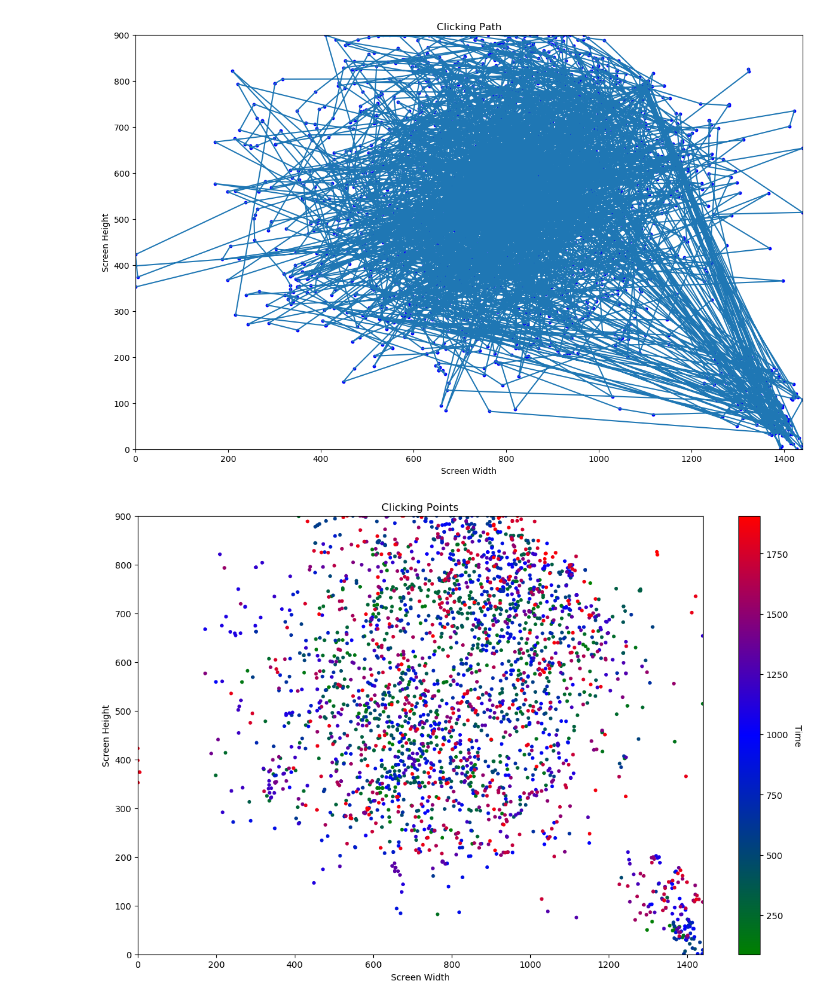
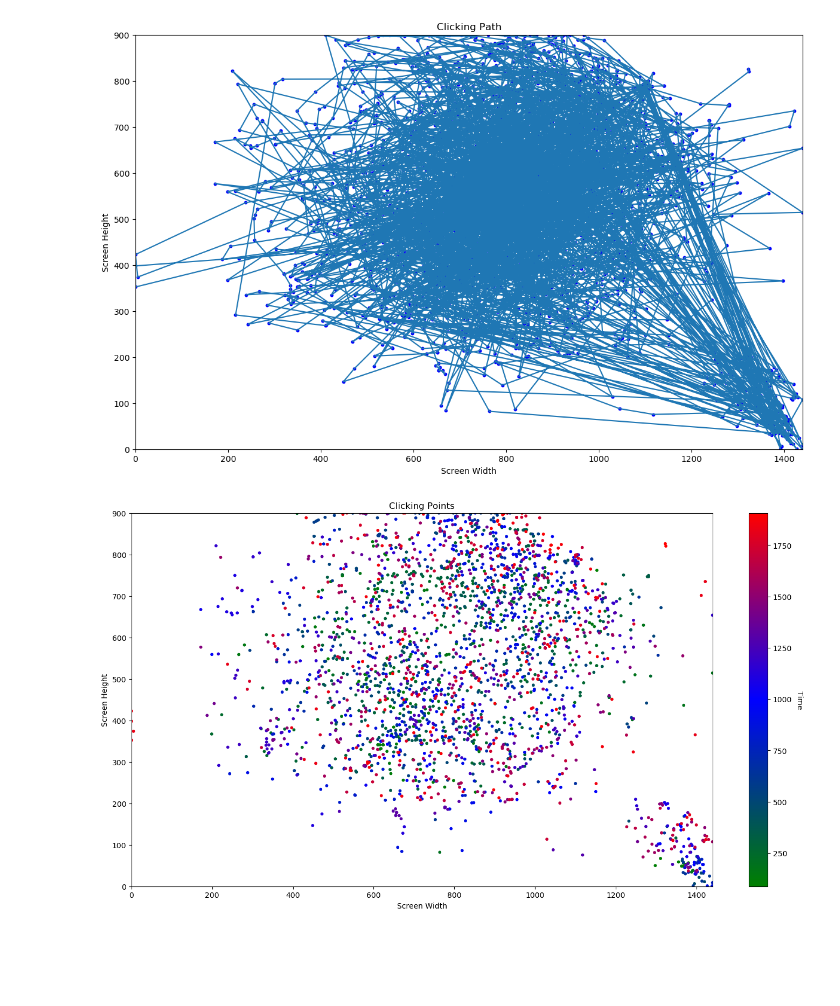
Before and after one commit to aliemre2023/click-logger, a Jupyter notebook: visualize.ipynb, the cells around one changed output. Drawn from its saved outputs; the diff is of its cells as text; code cells hidden in the pictures; blank space fills up the shorter version.

Commit message:
figure2 edited

```diff
--- a/visualize.ipynb
+++ b/visualize.ipynb
@@ -46,24 +46,25 @@ plt.plot(x_datas, y_datas)
 [<matplotlib.lines.Line2D at 0x...>]
 [figure]
 # %%
-plt.figure(figsize=(14.40, 9.00))
+colorbar_size = 300
+plt.figure(figsize=((screen_width+colorbar_size)/100, screen_height/100))
 plt.xlabel('Screen Width')
 plt.ylabel('Screen Height')
 plt.title('Clicking Points')
 
 plt.xlim(0, screen_width)
 plt.ylim(0, screen_height)
 
 colors = ['red', 'green', 'blue']
 num_colors = 256
 color_levels = np.linspace(0, 1, num_colors)
 cmap = mcolors.LinearSegmentedColormap.from_list('custom_cmap', [(0, 'green'), (0.5, 'blue'), (1, 'red')])
 
 norm = plt.Normalize(min(times), max(times))
 
 plt.scatter(x_datas, y_datas, c=times, cmap=cmap, s=10, norm=norm)
 colorbar = plt.colorbar()
 colorbar.set_label('Time', rotation=270, labelpad=15)
 plt.show()
 # %% [output]
-[figure, old version]
+[figure, new version]
```
Also changed, not shown: parts of 1 cell of this notebook.
